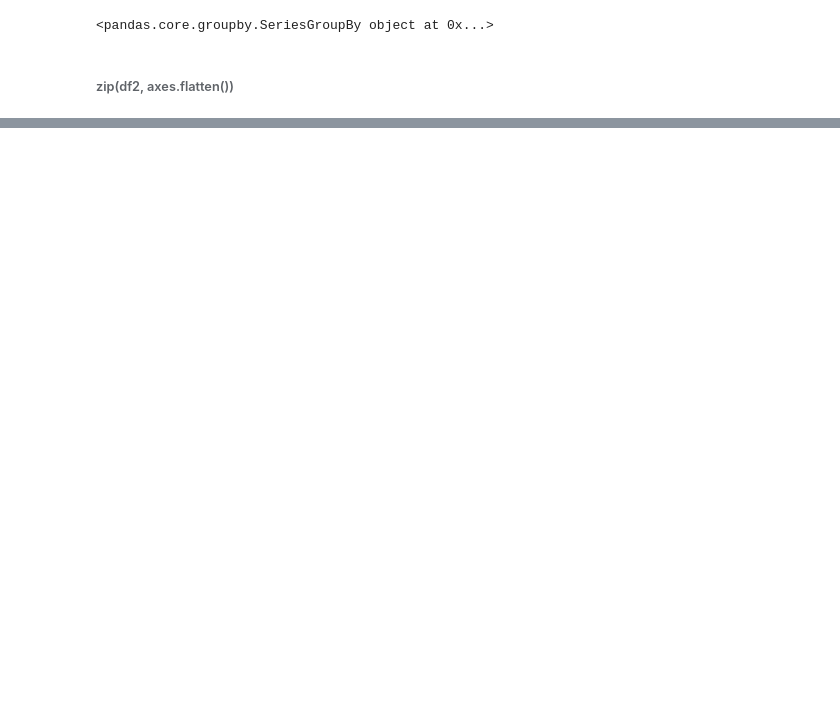
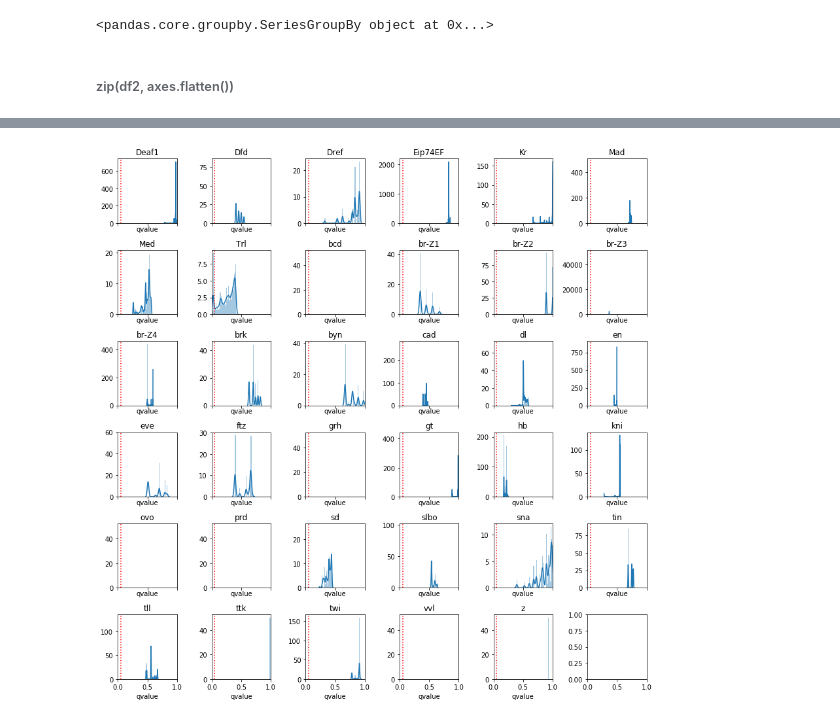
Before and after one commit to jfear/s2rnai, a Jupyter notebook: notebook/distribution_qvals_dmmpmm.ipynb, the cells around one changed output, grey strips where cells are left out. Saved outputs shown, nothing was run; the diff lists cells and outputs as text; code cells hidden in the pictures; blank space fills up the shorter version.

```diff
--- a/notebook/distribution_qvals_dmmpmm.ipynb
+++ b/notebook/distribution_qvals_dmmpmm.ipynb
@@ -76,10 +75,9 @@ grp1.describe()
 | z | 61658.0 | 0.000237 | 1.084211e-19 | 2.370000e-04 | 0.000237 | 0.000237 | 0.000237 | 0.000237 | 61658.0 | 0.917000 | 1.110232e-16 | ... |
 # %%
 indexTF = df.set_index(['TF'])
-df2 = df[["TF","q-value","p-value"]]
+df2 = df[["TF","qvalue","pvalue"]]
 #sub = df2.iloc[:5000,:]
 groups = df2.groupby(['TF'])
-print(groups['q-value'])
 # %% [output]
 <pandas.core.groupby.SeriesGroupBy object at 0x...>
 # %% [markdown]
@@ -92,9 +85,7 @@ fig, axes = plt.subplots(8,2)
 # %%
-x= groups['q-value']
-
+x= groups['qvalue']
 fig, axes = plt.subplots(6,6, figsize=(12,12), sharex=True)
 #axr = axes.ravel()
-
 #zip(groups, axes.flatten())
 for ax, x in zip(axes.flat, x):
     sb.distplot(x[1], ax=ax)
@@ -109 +98,2 @@ plt.tight_layout()
+[figure, added]
 # %%
```
Also changed, not shown: parts of 49 cells of this notebook, 1 other file.
